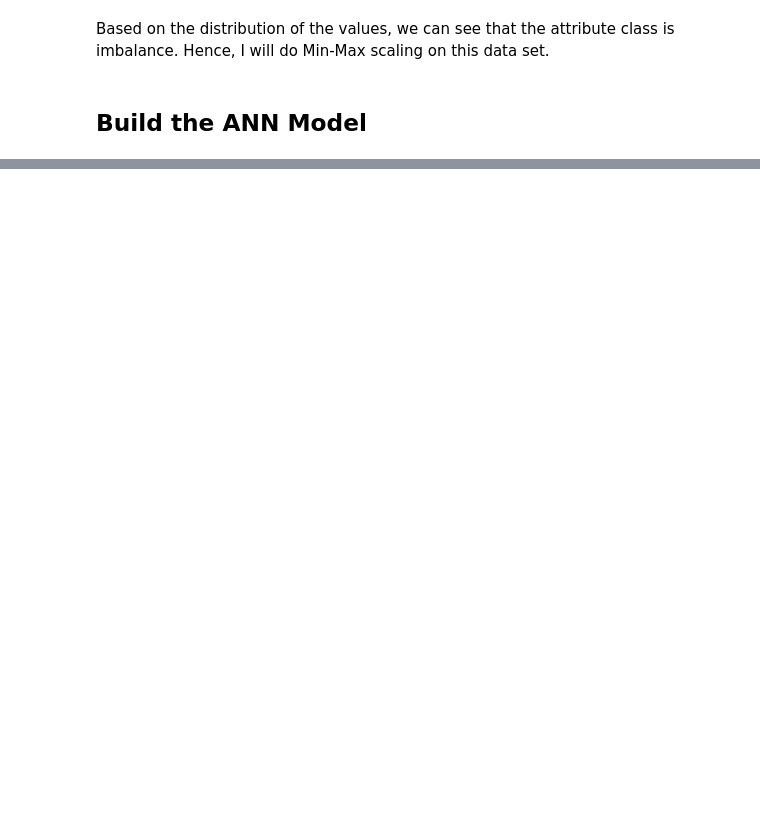
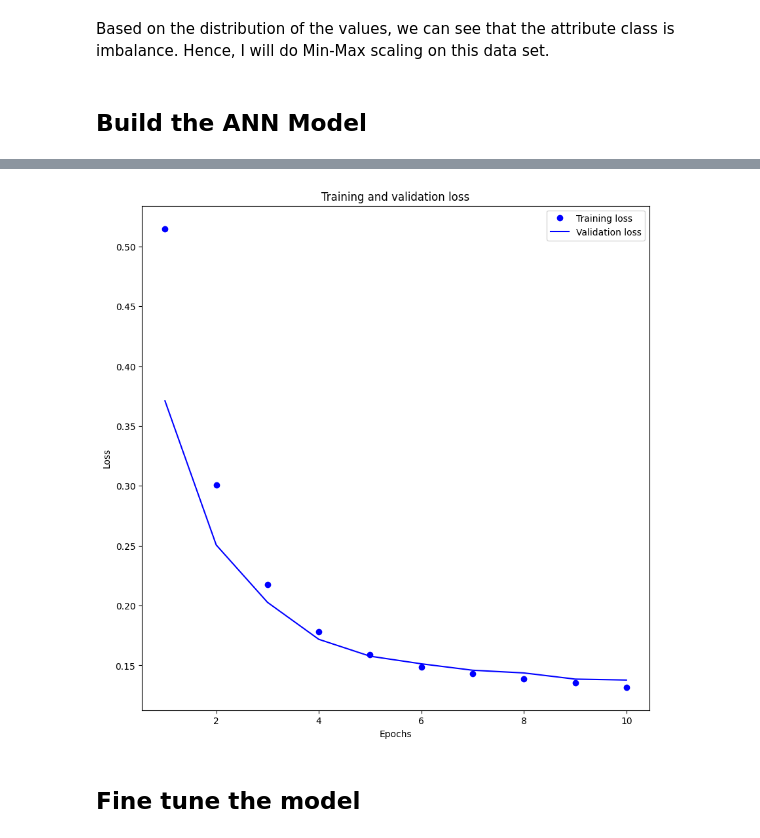
Before and after one commit to vuanhngo14/CSCI316_IndividualA2, a Jupyter notebook: task2_draft.ipynb, the cells around one changed output, grey strips where cells are left out. Drawn from its saved outputs; the diff is of its cells as text; code cells hidden in the pictures; blank space fills up the shorter version.

Commit message:
building model

```diff
--- a/task2_draft.ipynb
+++ b/task2_draft.ipynb
@@ -115,17 +116,28 @@ y_train_resampled = np.array(y_train_resampled)
 y_test = np.array(y_test)
 # %% [markdown]
 ## Build the ANN Model
-# %%
-# Build the ANN model
-model = tf.keras.Sequential([
-    tf.keras.layers.Dense(units=64, activation='relu', input_dim=X_train_scaled.shape[1]),
-    tf.keras.layers.Dense(units=32, activation='relu'),
-    tf.keras.layers.Dense(units=1, activation='sigmoid')
-])
-
-model.compile(optimizer='adam', loss='binary_crossentropy', metrics=['accuracy'])
+# %%
+import keras
+from keras import regularizers
+from keras.layers import Dense
+from keras import metrics
+
+# Build the ANN model
+optimizer = keras.optimizers.Adam()
+
+def build_model(n_hidden=3, n_neurons=32, a=0.001, b=0.002):
+    model = keras.Sequential()
+    for layer in range(n_hidden):
+        model.add(Dense(n_neurons, activation='relu', kernel_regularizer=regularizers.L1L2(l1=a, l2=b)))
+    model.add(Dense(1))
+    model.compile(optimizer=optimizer, loss=keras.losses.MeanSquaredError(), metrics=[metrics.MeanSquaredError()])
+    return model
 # %%
 # Train the model
-model.fit(X_train_scaled, y_train_resampled, epochs=10, batch_size=32, validation_split=0.1)
+
+model = build_model()
+
+
+history = model.fit(X_train_scaled, y_train_resampled, epochs=10, batch_size=32, validation_split=0.1)
 # %% [output]
 Epoch 1/10
@@ -163,0 +175,17 @@ Test Accuracy: 0.8688864107057511
+# %%
+# Create a plot to visualize the loss over epochs
+history_dict = history.history
+loss_values = history_dict["loss"]
+val_loss_values = history_dict["val_loss"]
+epochs = range(1, len(loss_values) + 1)
+plt.plot(epochs, loss_values, "bo", label="Training loss")
+plt.plot(epochs, val_loss_values, "b", label="Validation loss")
+plt.title("Training and validation loss")
+plt.xlabel("Epochs")
+plt.ylabel("Loss")
+plt.legend()
+plt.show()
+# %% [output]
+[figure, added]
+# %% [markdown]
+## Fine tune the model
```
Also changed, not shown: parts of 6 cells of this notebook, 1 other file.
